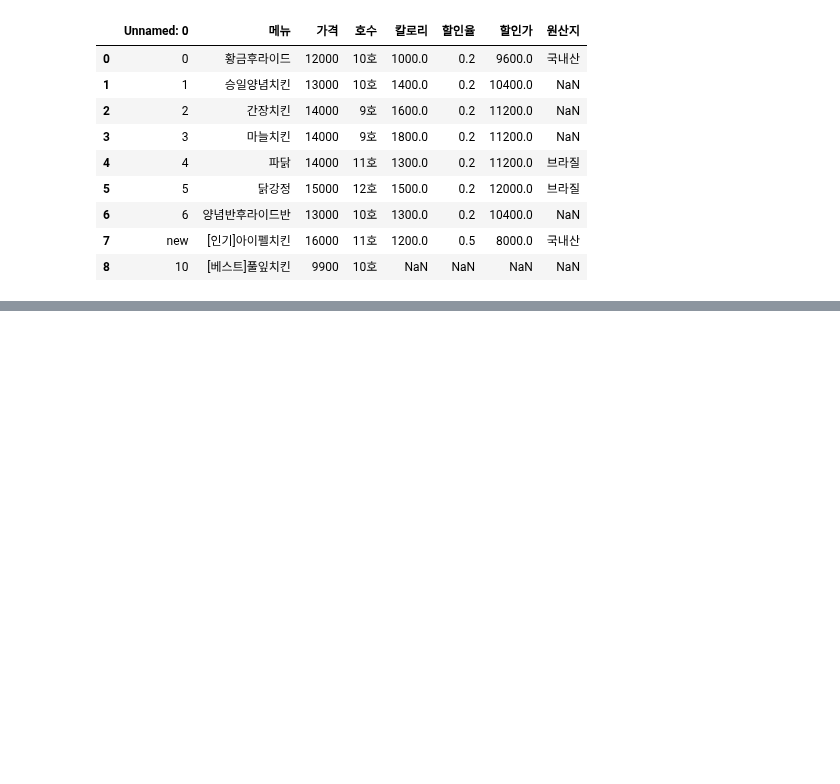
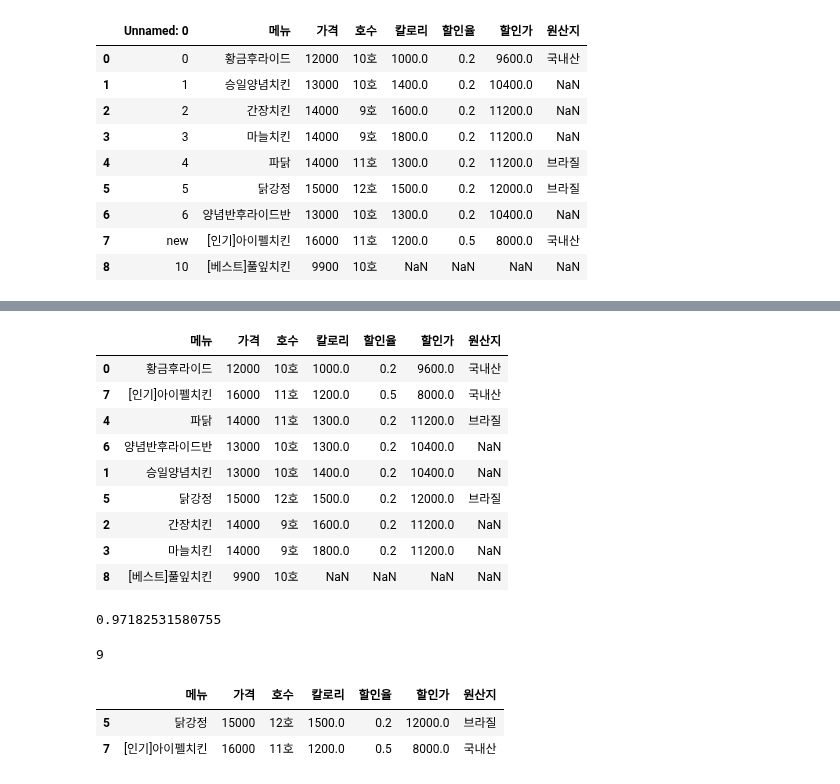
Before and after one commit to lys678/AIFFEL_Online_Quest, a Jupyter notebook: ML_With_Python/머신러닝_기초_노드3_판다스.ipynb, the cells around one changed output, grey strips where cells are left out. Saved outputs shown, nothing was run; the diff lists cells and outputs as text; code cells hidden in the pictures; blank space fills up the shorter version.

```diff
--- a/ML_With_Python/머신러닝_기초_노드3_판다스.ipynb
+++ b/ML_With_Python/머신러닝_기초_노드3_판다스.ipynb
@@ -28,0 +79,70 @@ df
+# %%
+# Q. 다음 df 변수의 데이터를 높은 칼로리 순으로 정렬해주세요.
+df = pd.read_csv('new_modudak.csv')
+df.drop('Unnamed: 0', axis=1, inplace=True)
+df
+#df.sort_values(by='칼로리', ascending=True)
+#df.sort_values('칼로리', ascending=True)
+df.sort_values(by=['칼로리', '가격'], ascending=[True, False])
+# %% [output]
+|  | 메뉴 | 가격 | 호수 | 칼로리 | 할인율 | 할인가 | 원산지 |
+| 0 | 황금후라이드 | 12000 | 10호 | 1000.0 | 0.2 | 9600.0 | 국내산 |
+| 7 | [인기]아이펠치킨 | 16000 | 11호 | 1200.0 | 0.5 | 8000.0 | 국내산 |
+| 4 | 파닭 | 14000 | 11호 | 1300.0 | 0.2 | 11200.0 | 브라질 |
+| 6 | 양념반후라이드반 | 13000 | 10호 | 1300.0 | 0.2 | 10400.0 | NaN |
+| 1 | 승일양념치킨 | 13000 | 10호 | 1400.0 | 0.2 | 10400.0 | NaN |
+| 5 | 닭강정 | 15000 | 12호 | 1500.0 | 0.2 | 12000.0 | 브라질 |
+| 2 | 간장치킨 | 14000 | 9호 | 1600.0 | 0.2 | 11200.0 | NaN |
+| 3 | 마늘치킨 | 14000 | 9호 | 1800.0 | 0.2 | 11200.0 | NaN |
+| 8 | [베스트]풀잎치킨 | 9900 | 10호 | NaN | NaN | NaN | NaN |
+# %%
+df = pd.read_csv('new_modudak.csv')
+df.drop('Unnamed: 0', axis=1, inplace=True)
+df
+df.info()
+df['호수'] = df['호수'].str.replace('호', '')
+df
+df['호수'] = df['호수'].astype(int)
+df
+df['호수'].mean()
+df['호수'].max()
+df['호수'].min()
+df['호수'].sum()
+df['호수'].std()
+# %% [output]
+0.97182531580755
+# %%
+# Q. 다음 df 변수의 데이터에서 '가격'의 3분위 수(75%)를 구하고,
+# '호수'의 종류 수를 구하세요.
+# 힌트 : describe(), nunique()를 사용해보세요.
+df = pd.read_csv('new_modudak.csv')
+df.drop('Unnamed: 0', axis=1, inplace=True)
+
+df.nunique()
+df['호수'].unique()
+df['호수'].value_counts()
+
+df.shape
+third_quartile = df.describe().iloc[6, 0]
+display(third_quartile)
+df
+#display(df.nunique())
+#df['호수'].value_counts()
+
+display(df.count())
+len(df)
+df.shape[0]
+# %% [output]
+9
+# %%
+# Q. 다음 df 변수의 데이터에서 '가격' 칼럼의 상위 50% 값들만 뽑아서 df를 만들어주세요.
+df = pd.read_csv('new_modudak.csv')
+df.drop('Unnamed: 0', axis=1, inplace=True)
+df.sort_values(by='가격', ascending=False)
+df['가격'].quantile(.5)
+cond = df['가격'].quantile(.5) < df['가격']
+df[cond]
+# %% [output]
+|  | 메뉴 | 가격 | 호수 | 칼로리 | 할인율 | 할인가 | 원산지 |
+| 5 | 닭강정 | 15000 | 12호 | 1500.0 | 0.2 | 12000.0 | 브라질 |
+| 7 | [인기]아이펠치킨 | 16000 | 11호 | 1200.0 | 0.5 | 8000.0 | 국내산 |
```
Also changed, not shown: parts of 4 cells of this notebook.
